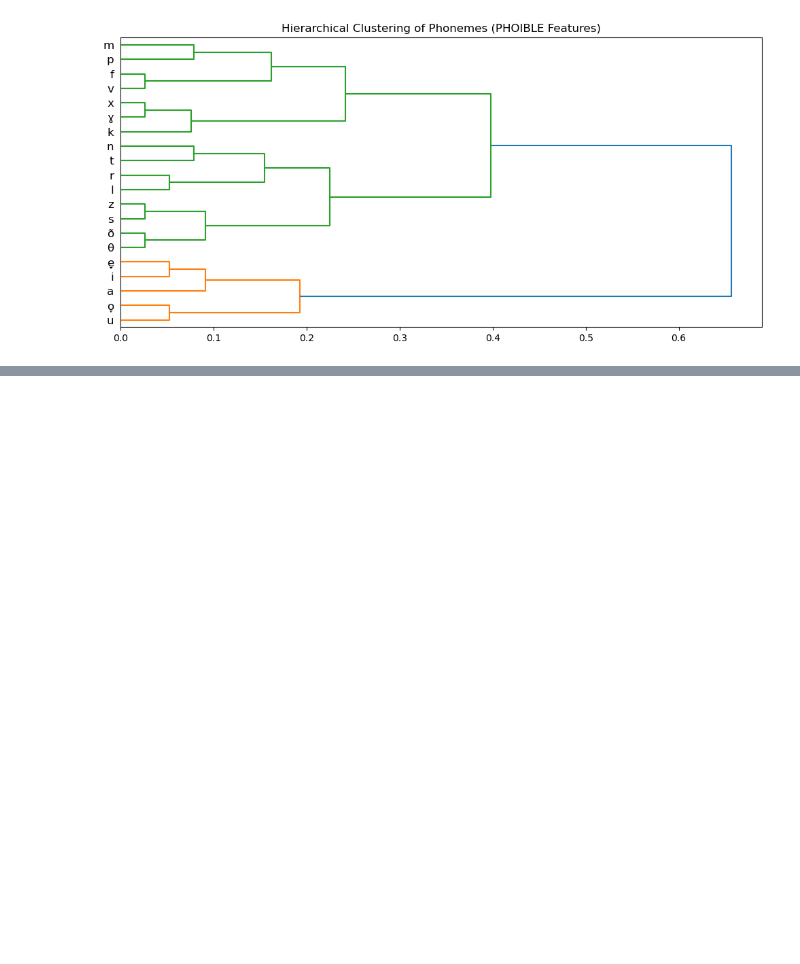
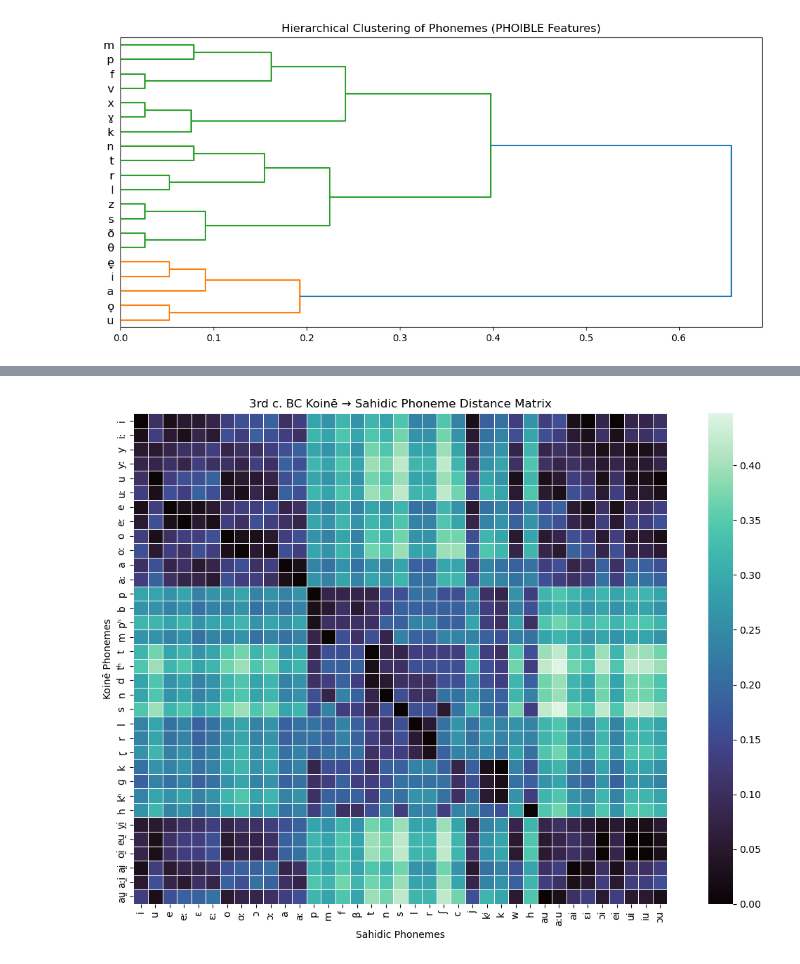
Before and after one commit to kmein/greek-coptic, a Jupyter notebook: features.ipynb, the cells around one changed output, grey strips where cells are left out. Saved outputs shown, nothing was run; the diff lists cells and outputs as text; code cells hidden in the pictures; blank space fills up the shorter version.

```diff
--- a/features.ipynb
+++ b/features.ipynb
@@ -130,0 +132,19 @@ plt.show()
+# %%
+D = koine_3_bc_features
+R = sahidic_features
+
+# D and R are DataFrames: index=phoneme, columns=features encoded 0/1
+dist_matrix = pd.DataFrame(
+    cdist(D.values, R.values, metric='hamming'),
+    index=D.index, columns=R.index
+)
+
+plt.figure(figsize=(12, 8))
+sns.heatmap(dist_matrix, cmap='mako', annot=False, linewidths=0.5, square=True)
+plt.title("3rd c. BC Koinē → Sahidic Phoneme Distance Matrix")
+plt.xlabel("Sahidic Phonemes")
+plt.ylabel("Koinē Phonemes")
+plt.tight_layout()
+plt.show()
+# %% [output]
+[figure, added]
```
Also changed, not shown: parts of 11 cells of this notebook.
